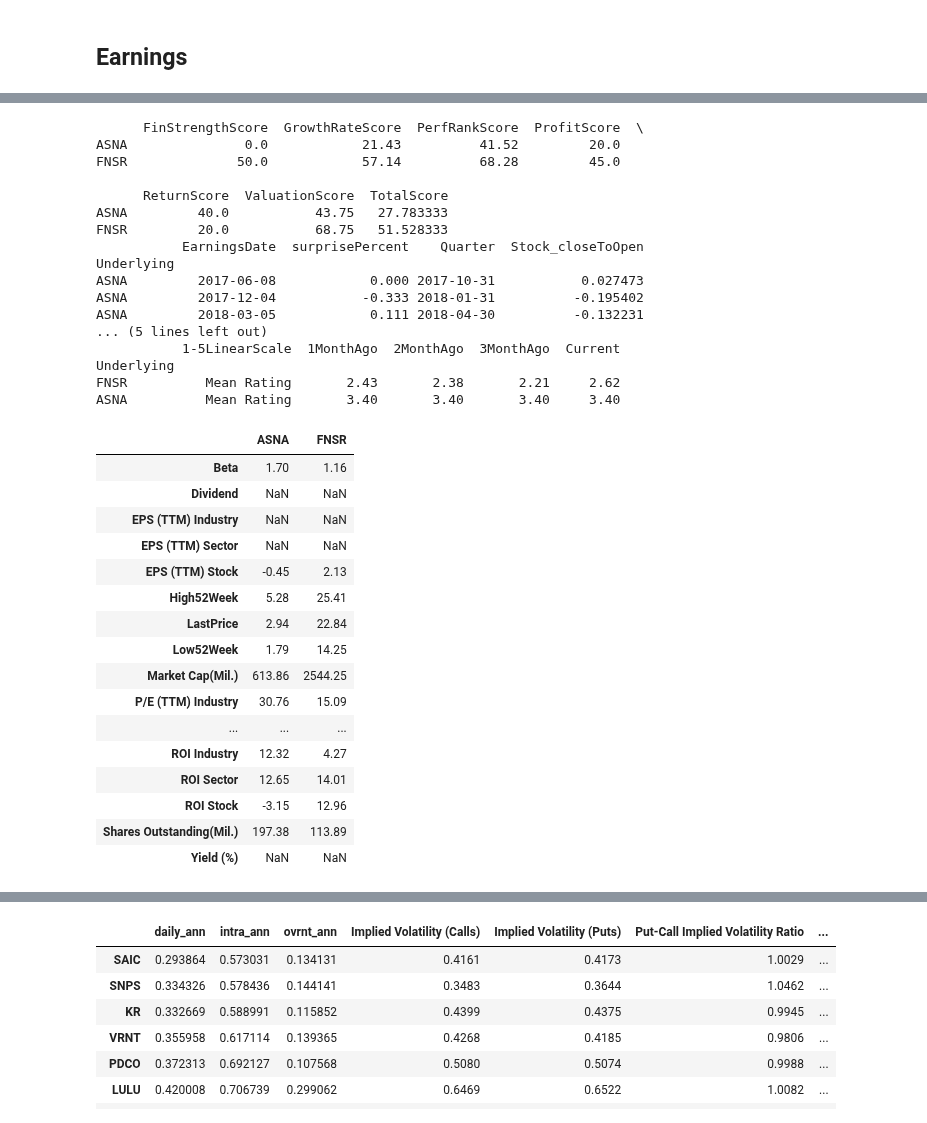
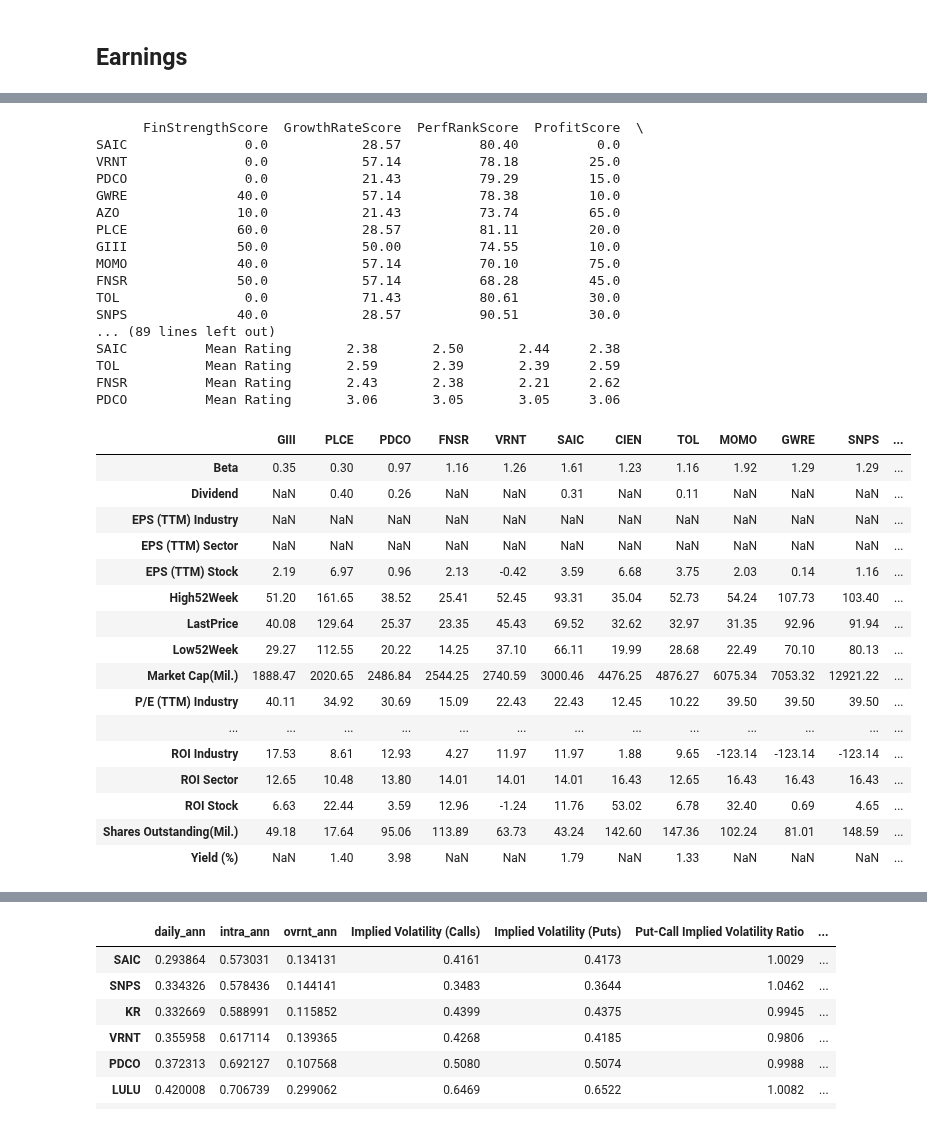
Before and after one commit to auto-d1dact/Trading, a Jupyter notebook: Notebooks/Daily Trading.ipynb, the cells around one changed output, grey strips where cells are left out. Saved outputs shown, nothing was run; the diff lists cells and outputs as text; code cells hidden in the pictures.

```diff
--- a/Notebooks/Daily Trading.ipynb
+++ b/Notebooks/Daily Trading.ipynb
@@ -443,55 +446,55 @@ further_reduce.join(curr_earnings[['Call Time','EarningsDate']], how = 'left').s
 | PLCE | 0.490269 | 0.694831 | 0.423102 | 0.4663 | 0.5031 | 1.0789 | ... |
 | PDCO | 0.415379 | 0.707282 | 0.147347 | 0.5365 | 0.5372 | 1.0013 | ... |
 # %%
-shorts = ['FNSR'] #further_reduce.index.tolist()
+shorts =  further_reduce.index.tolist()#['ASNA','DG','CONN', 'MOV', 'COUP'] #
 
-longs = ['ASNA']
+longs = []
 
 print(scores_df[scores_df.index.isin(shorts + longs)])
 print(eps_df[eps_df.Underlying.isin(shorts + longs)][['EarningsDate',
                                                       'surprisePercent',
                                                       'Underlying',
                                                       'Quarter',
                                                       'Stock_closeToOpen']].set_index('Underlying'))
 print(analyst_df[analyst_df.index.isin(shorts + longs)].sort_values('Current'))
 
 
 summary_df[summary_df.index.isin(shorts + longs)].T
 # %% [output]
       FinStrengthScore  GrowthRateScore  PerfRankScore  ProfitScore  \
-ASNA               0.0            21.43          41.52         20.0
+SAIC               0.0            28.57          80.40          0.0
+VRNT               0.0            57.14          78.18         25.0
+PDCO               0.0            21.43          79.29         15.0
+GWRE              40.0            57.14          78.38         10.0
+AZO               10.0            21.43          73.74         65.0
+PLCE              60.0            28.57          81.11         20.0
+GIII              50.0            50.00          74.55         10.0
+MOMO              40.0            57.14          70.10         75.0
 FNSR              50.0            57.14          68.28         45.0
-
-      ReturnScore  ValuationScore  TotalScore
-ASNA         40.0           43.75   27.783333
-FNSR         20.0           68.75   51.528333
-           EarningsDate  surprisePercent    Quarter  Stock_closeToOpen
-Underlying
-ASNA         2017-06-08            0.000 2017-10-31           0.027473
-ASNA         2017-12-04           -0.333 2018-01-31          -0.195402
-ASNA         2018-03-05            0.111 2018-04-30          -0.132231
-... (5 lines left out)
-           1-5LinearScale  1MonthAgo  2MonthAgo  3MonthAgo  Current
-Underlying
+TOL                0.0            71.43          80.61         30.0
+SNPS              40.0            28.57          90.51         30.0
+... (89 lines left out)
+SAIC          Mean Rating       2.38       2.50       2.44     2.38
+TOL           Mean Rating       2.59       2.39       2.39     2.59
 FNSR          Mean Rating       2.43       2.38       2.21     2.62
-ASNA          Mean Rating       3.40       3.40       3.40     3.40
+PDCO          Mean Rating       3.06       3.05       3.05     3.06
-|  | ASNA | FNSR |
-| Beta | 1.70 | 1.16 |
-| Dividend | NaN | NaN |
-| EPS (TTM) Industry | NaN | NaN |
-| EPS (TTM) Sector | NaN | NaN |
-| EPS (TTM) Stock | -0.45 | 2.13 |
-| High52Week | 5.28 | 25.41 |
-| LastPrice | 2.94 | 22.84 |
-| Low52Week | 1.79 | 14.25 |
-| Market Cap(Mil.) | 613.86 | 2544.25 |
-| P/E (TTM) Industry | 30.76 | 15.09 |
-| ... | ... | ... |
-| ROI Industry | 12.32 | 4.27 |
-| ROI Sector | 12.65 | 14.01 |
-| ROI Stock | -3.15 | 12.96 |
-| Shares Outstanding(Mil.) | 197.38 | 113.89 |
-| Yield (%) | NaN | NaN |
+|  | GIII | PLCE | PDCO | FNSR | VRNT | SAIC | CIEN | TOL | MOMO | GWRE | SNPS | ... |
+| Beta | 0.35 | 0.30 | 0.97 | 1.16 | 1.26 | 1.61 | 1.23 | 1.16 | 1.92 | 1.29 | 1.29 | ... |
+| Dividend | NaN | 0.40 | 0.26 | NaN | NaN | 0.31 | NaN | 0.11 | NaN | NaN | NaN | ... |
+| EPS (TTM) Industry | NaN | NaN | NaN | NaN | NaN | NaN | NaN | NaN | NaN | NaN | NaN | ... |
+| EPS (TTM) Sector | NaN | NaN | NaN | NaN | NaN | NaN | NaN | NaN | NaN | NaN | NaN | ... |
+| EPS (TTM) Stock | 2.19 | 6.97 | 0.96 | 2.13 | -0.42 | 3.59 | 6.68 | 3.75 | 2.03 | 0.14 | 1.16 | ... |
+| High52Week | 51.20 | 161.65 | 38.52 | 25.41 | 52.45 | 93.31 | 35.04 | 52.73 | 54.24 | 107.73 | 103.40 | ... |
+| LastPrice | 40.08 | 129.64 | 25.37 | 23.35 | 45.43 | 69.52 | 32.62 | 32.97 | 31.35 | 92.96 | 91.94 | ... |
+| Low52Week | 29.27 | 112.55 | 20.22 | 14.25 | 37.10 | 66.11 | 19.99 | 28.68 | 22.49 | 70.10 | 80.13 | ... |
+| Market Cap(Mil.) | 1888.47 | 2020.65 | 2486.84 | 2544.25 | 2740.59 | 3000.46 | 4476.25 | 4876.27 | 6075.34 | 7053.32 | 12921.22 | ... |
+| P/E (TTM) Industry | 40.11 | 34.92 | 30.69 | 15.09 | 22.43 | 22.43 | 12.45 | 10.22 | 39.50 | 39.50 | 39.50 | ... |
+| ... | ... | ... | ... | ... | ... | ... | ... | ... | ... | ... | ... | ... |
+| ROI Industry | 17.53 | 8.61 | 12.93 | 4.27 | 11.97 | 11.97 | 1.88 | 9.65 | -123.14 | -123.14 | -123.14 | ... |
+| ROI Sector | 12.65 | 10.48 | 13.80 | 14.01 | 14.01 | 14.01 | 16.43 | 12.65 | 16.43 | 16.43 | 16.43 | ... |
+| ROI Stock | 6.63 | 22.44 | 3.59 | 12.96 | -1.24 | 11.76 | 53.02 | 6.78 | 32.40 | 0.69 | 4.65 | ... |
+| Shares Outstanding(Mil.) | 49.18 | 17.64 | 95.06 | 113.89 | 63.73 | 43.24 | 142.60 | 147.36 | 102.24 | 81.01 | 148.59 | ... |
+| Yield (%) | NaN | 1.40 | 3.98 | NaN | NaN | 1.79 | NaN | 1.33 | NaN | NaN | NaN | ... |
 # %%
 # Writing to Excel
 os.chdir('C:\\Users\\Fang\\Desktop\\Python Trading\\Trading\\Data\\Historical Queries\\Earnings')
```
Also changed, not shown: parts of 14 cells of this notebook.
